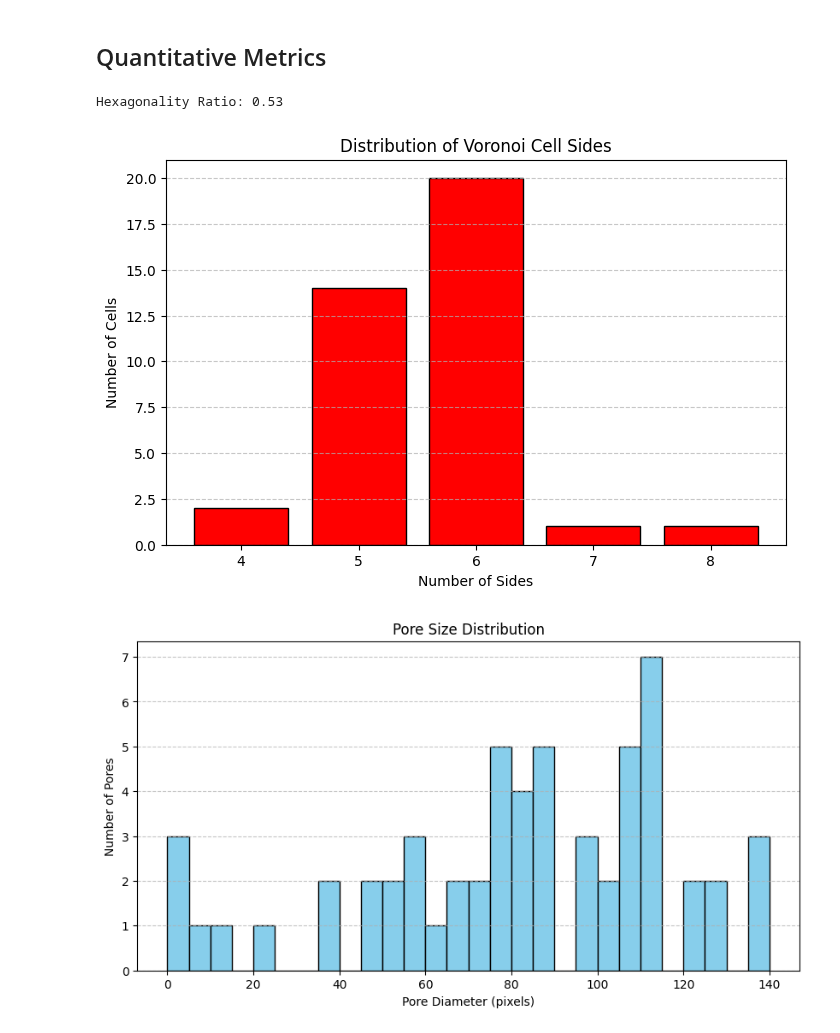
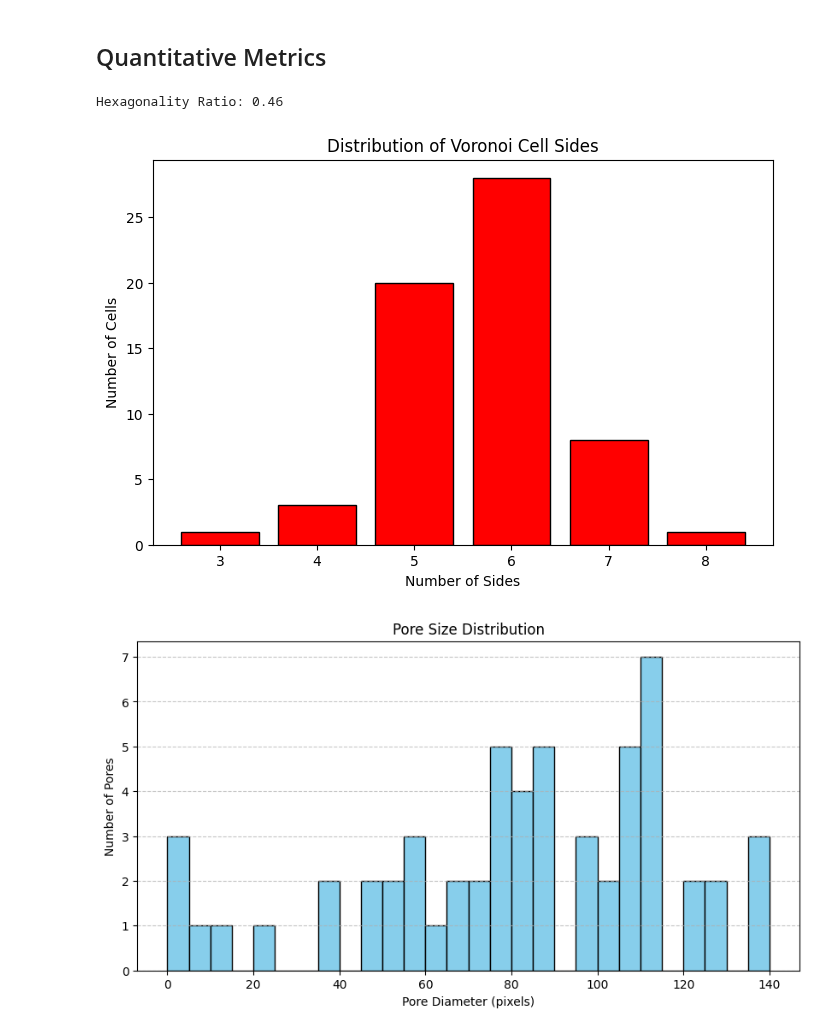
Before and after one commit to lemontang3/Python_Physics, a Jupyter notebook: Voronoi_Analysis.ipynb, the cells around one changed output. Drawn from its saved outputs; the diff is of its cells as text; code cells hidden in the pictures.

```diff
--- a/Voronoi_Analysis.ipynb
+++ b/Voronoi_Analysis.ipynb
@@ -7,7 +7,7 @@ import numpy as np
 import matplotlib.pyplot as plt
 from skimage import measure
 
-image_path = 'sample2A.jpg'
+image_path = 'sample2A.png'
 image = cv2.imread(image_path, cv2.IMREAD_GRAYSCALE)
 
 # Preprocess the image (thresholding to highlight pores)
@@ -44,7 +47,7 @@ import numpy as np
 import matplotlib.pyplot as plt
 
 # Load the image
-image_path = "sample10B.png"  # Update with your image path if needed
+image_path = "sample2A.png"  # Update with your image path if needed
 image = cv2.imread(image_path, cv2.IMREAD_GRAYSCALE)
 
 # Apply Gaussian blur to reduce noise
@@ -142,7 +145,7 @@ import numpy as np
 import matplotlib.pyplot as plt
 
 # Load the image in grayscale
-image_path = "sample10B.png"  # Update with your image path if needed
+image_path = "sample2A.png"  # Update with your image path if needed
 image = cv2.imread(image_path, cv2.IMREAD_GRAYSCALE)
 
 # Apply median blur to reduce noise
@@ -173,8 +176,7 @@ for cnt in contours:
         cy = int(M["m01"] / M["m00"])
         centroids.append([cx, cy])
 # Convert to NumPy array
-centroids =np.array([[111, 4], [538, 72], [779, 8], [1022, 4], [1269, 2], [1585, 3], [1413, 100], [286, 107], [1158, 136], [896, 164], [60, 158], [664, 263], [439, 297], [1534, 312], [1295, 337], [192, 344], [1054, 360], [8, 364], [823, 426], [592, 474], [364, 535], [1426, 569], [1171, 561], [90, 643], [955, 616], [740, 644], [538, 684], [1259, 767], [336, 798], [1467, 805], [863, 855], [13, 762], [624, 861], [21, 915], [1110, 949], [1333, 979], [1538, 985], [184, 1034], [459, 1029], [706, 1066], [926, 1102], [9, 1115], [1201, 1182], [1444, 1195], [318, 1226], [559, 1227], [89, 1238], [801, 1243]]
-
+centroids =np.array([[110, 3], [271, 7], [222, 21], [316, 22], [137, 9], [33, 22], [171, 22], [115, 37], [271, 47], [67, 56], [15, 61], [158, 61], [311, 74], [210, 78], [113, 89], [264, 93], [41, 99], [4, 99], [164, 107], [305, 119], [226, 129], [89, 123], [57, 136], [269, 134], [15, 144], [129, 144], [181, 151], [85, 156], [322, 162], [286, 158], [51, 172], [263, 171], [224, 189], [156, 198], [286, 191], [100, 196], [17, 215], [318, 202], [263, 213], [73, 233], [292, 234], [323, 225], [194, 239], [120, 240], [243, 245], [323, 251], [43, 256], [157, 257], [5, 262], [87, 275], [186, 279], [305, 281], [54, 277], [131, 281], [20, 283], [228, 283]]
 )
 
 # Step 5: Plot the results
@@ -618,0 +558,31 @@ plt.show()
+# %%
+import cv2
+import numpy as np
+from scipy.spatial import Delaunay
+import matplotlib.pyplot as plt
+
+# Load SEM Image
+# Preprocess Image (assuming previous steps are done and centroids are detected)
+# This part assumes that centroids are already identified, e.g., using contours or other method
+
+# Example centroid array (replace with actual centroids)
+# centroids = np.array([[100, 150], [200, 250], [300, 350], ...])
+
+# Compute Delaunay Triangulation (corrected to use centroids as (x, y))
+centroids =  np.array([[6, 7], [128, 2], [170, 2], [222, 12], [355, 7], [95, 16], [318, 7], [47, 22], [297, 19], [377, 16], [263, 25], [143, 30], [334, 20], [182, 30], [358, 30], [380, 39], [17, 51], [112, 48], [327, 61], [283, 48], [78, 56], [206, 57], [247, 60], [46, 54], [167, 62], [134, 65], [375, 64], [107, 74], [39, 84], [1, 84], [280, 82], [189, 85], [222, 86], [385, 92], [84, 97], [147, 92], [251, 99], [115, 94], [356, 104], [174, 105], [202, 109], [282, 110], [315, 117], [16, 116], [123, 122], [51, 123], [156, 121], [228, 124], [181, 130], [87, 132], [262, 137], [361, 153], [208, 143], [23, 147], [151, 148], [233, 149], [300, 161], [123, 155], [184, 161], [49, 160], [86, 175], [219, 172], [257, 174], [27, 187], [146, 190], [328, 188], [192, 199], [283, 205], [235, 209], [326, 200], [60, 204], [364, 213], [111, 214]]
+
+)
+
+
+tri = Delaunay(centroids)
+
+# Plotting the Image with Delaunay Triangulation
+fig, ax = plt.subplots(figsize=(8, 8))
+ax.triplot(centroids[:, 0], centroids[:, 1], tri.simplices, color='red', alpha=0.6)
+ax.set_axis_off()
+
+plt.scatter(centroids[:, 0], centroids[:, 1], c='yellow', s=5)
+plt.subplots_adjust(left=0, right=1, top=1, bottom=0)
+plt.tight_layout(pad=0)
+
+plt.show()
@@ -631,36 +603,35 @@ for i, region in enumerate(vor.regions):
         continue
     graph.add_node(i, sides=len(region))
 
 # Extract Number of Hexagonal Cells
 hexagonal_cells = [n for n, attr in graph.nodes(data=True) if attr['sides'] == 6]
 hexagonality_ratio = len(hexagonal_cells) / len(graph.nodes)
 
 print(f'Hexagonality Ratio: {hexagonality_ratio:.2f}')
 
 # Count the number of cells for each number of sides
 side_counts = {}
 for n, attr in graph.nodes(data=True):
     sides = attr['sides']
     if sides in side_counts:
         side_counts[sides] += 1
     else:
         side_counts[sides] = 1
 
 # Sort the sides for better visualization
 sorted_sides = sorted(side_counts.keys())
 
 # Create bar plot
 plt.figure(figsize=(8, 5))
 plt.bar(sorted_sides, [side_counts[s] for s in sorted_sides], color='red', edgecolor='black')
 plt.xlabel('Number of Sides')
 plt.ylabel('Number of Cells')
 plt.title('Distribution of Voronoi Cell Sides')
 plt.xticks(sorted_sides)  # Ensure all side numbers are shown on the x-axis
-plt.grid(axis='y', linestyle='--', alpha=0.7)
 plt.show()
 # %% [output]
-Hexagonality Ratio: 0.53
+Hexagonality Ratio: 0.46
-[figure, old version]
+[figure, new version]
 # %%
 import cv2
 import numpy as np
```
Also changed, not shown: parts of 9 cells of this notebook, 4 other files.
